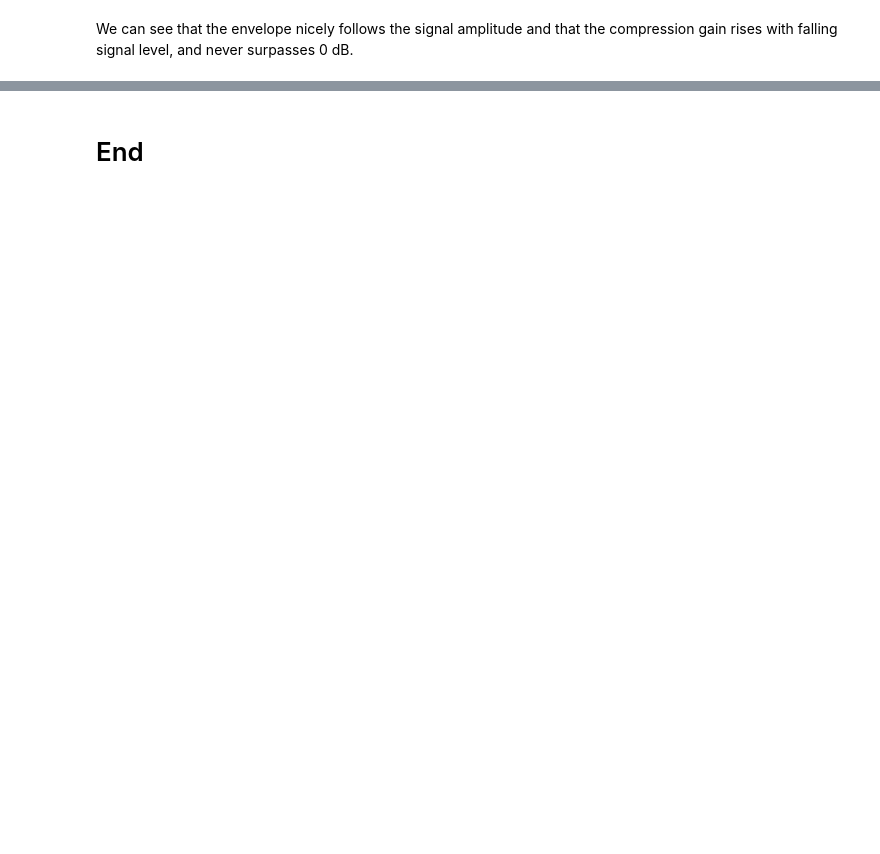
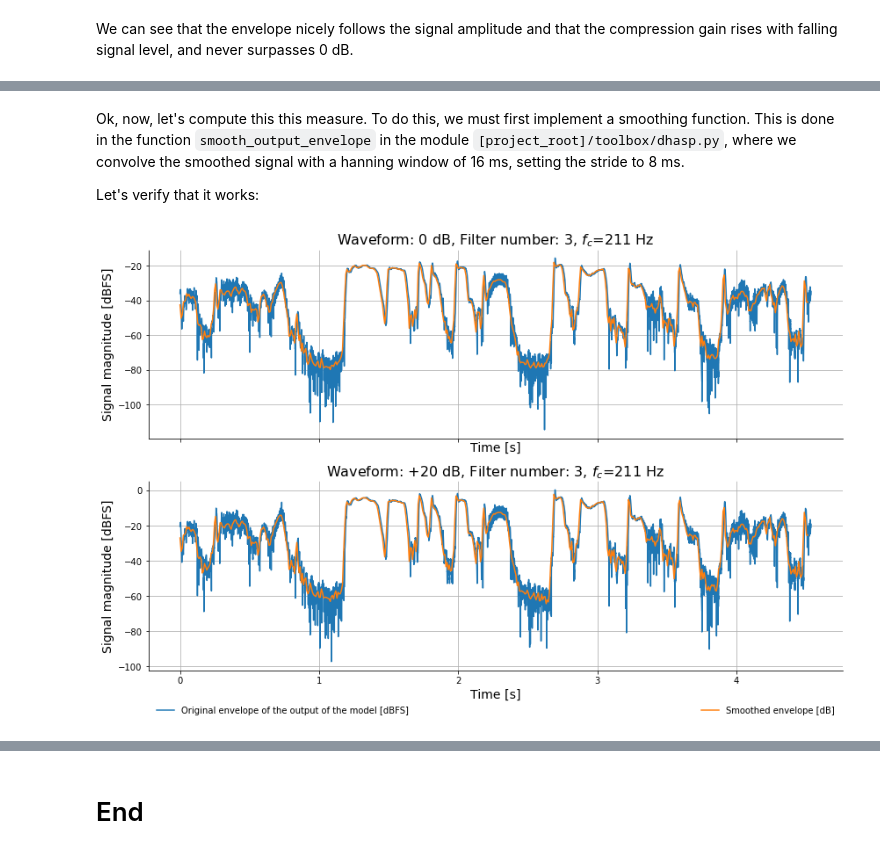
Before and after one commit to wrubino/deep-learning-2021-final-project, a Jupyter notebook: main.ipynb, the cells around one changed output, grey strips where cells are left out. Drawn from its saved outputs; the diff is of its cells as text; code cells hidden in the pictures; blank space fills up the shorter version.

```diff
--- a/main.ipynb
+++ b/main.ipynb
@@ -576,0 +620,8 @@ Looks good,
+# %% [markdown]
+Ok, now, let's compute this this measure. To do this, we must first implement a smoothing function. This is done in the function `smooth_output_envelope` in the module `[project_root]/toolbox/dhasp.py`, where we convolve the smoothed signal with a hanning window of 16 ms, setting the stride to 8 ms.
+
+Let's verify that it works:
+# %%
+tests.test_smoothing_output_envelope()
+# %% [output]
+[figure, added]
```
Also changed, not shown: parts of 25 cells of this notebook, 5 other files.
